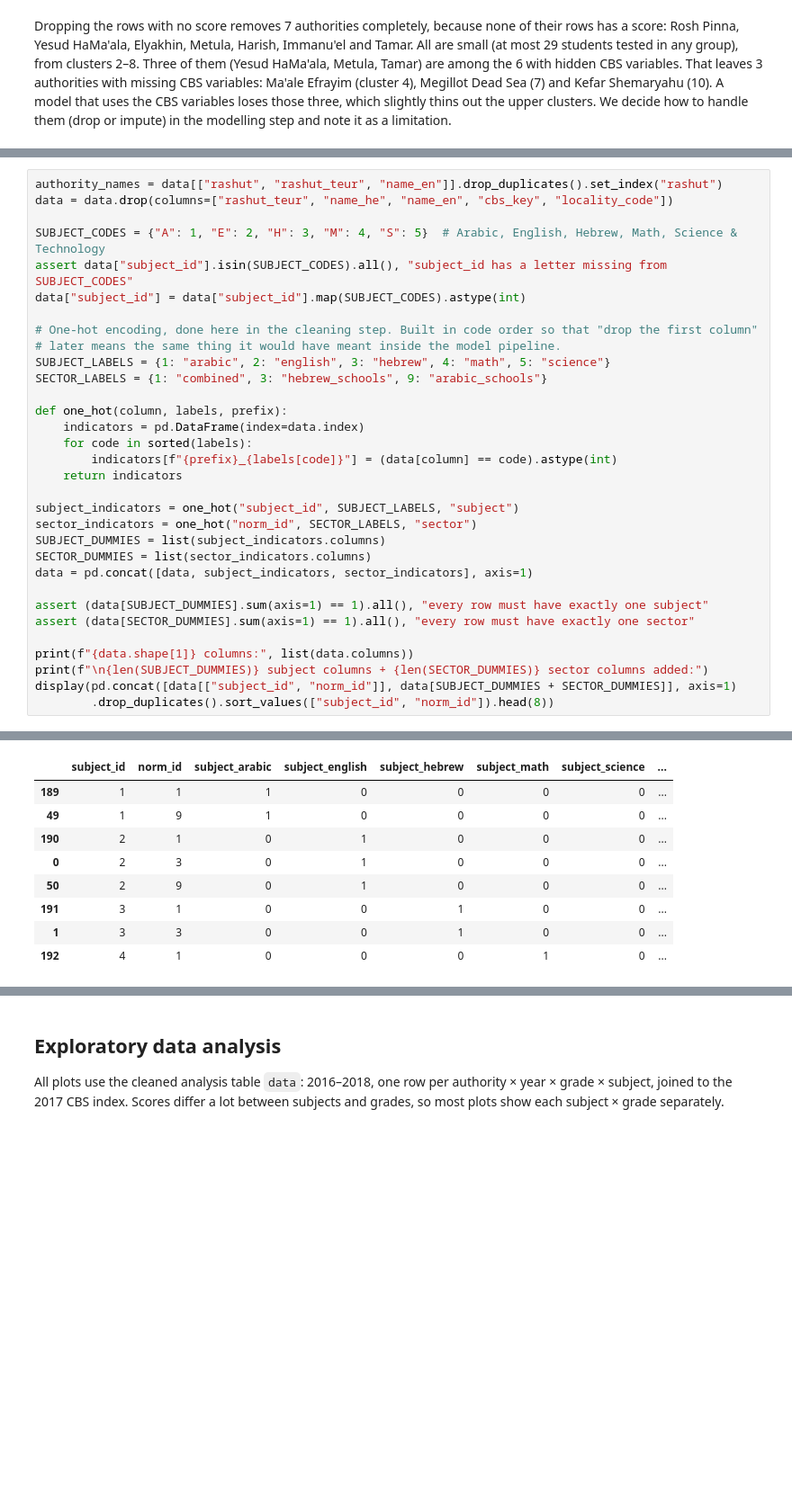
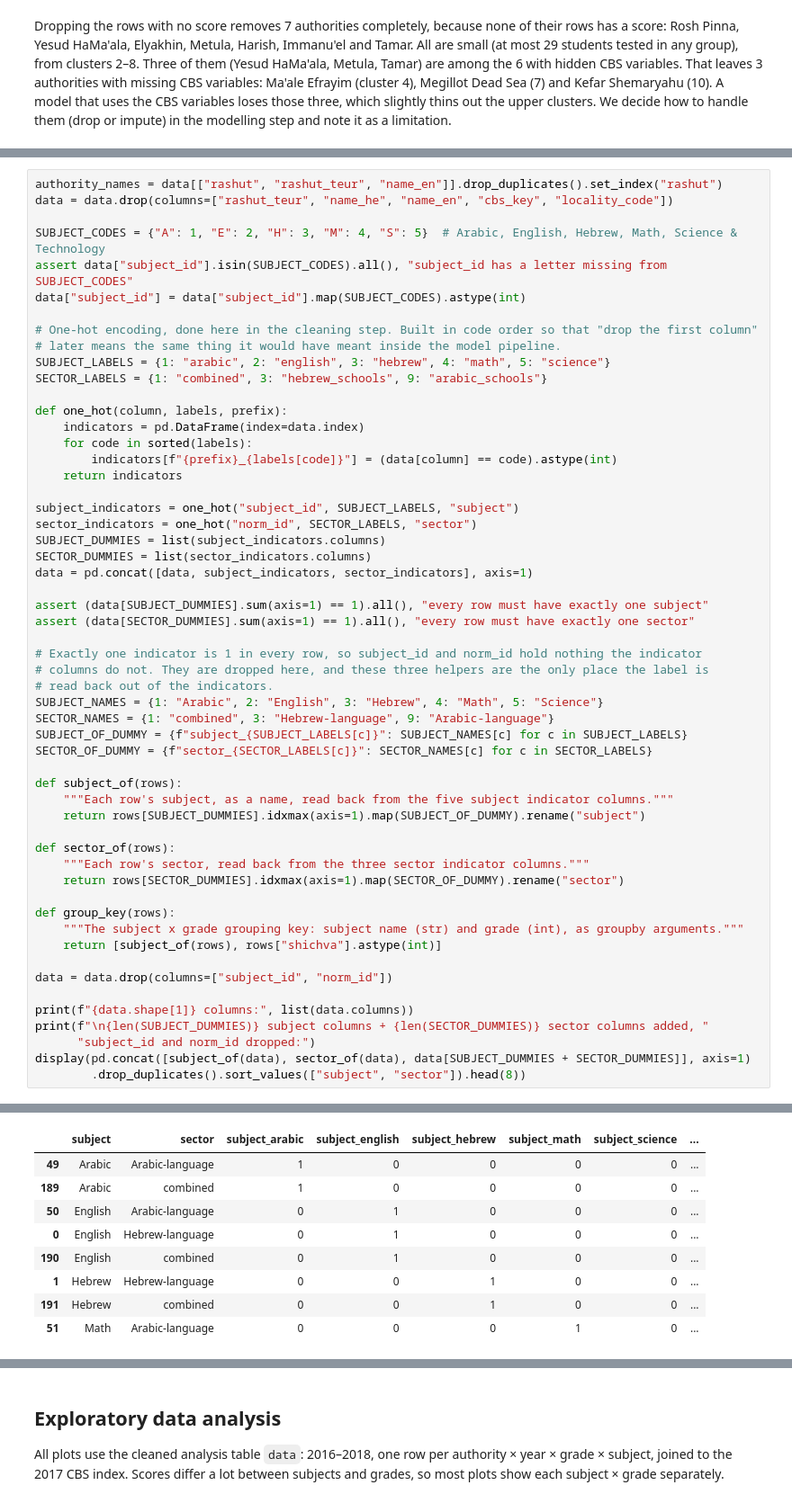
Before and after one commit to Fiamma-Jikukan/DS_final_project_Or_and_Stav, a Jupyter notebook: DS_final_project_Or_and_Stav.ipynb, the cells around one changed output, grey strips where cells are left out. Shown at 90% size. Saved outputs shown, nothing was run; the diff lists cells and outputs as text; blank space fills up the shorter version.

```diff
--- a/DS_final_project_Or_and_Stav.ipynb
+++ b/DS_final_project_Or_and_Stav.ipynb
@@ -635,8 +631,31 @@ data = pd.concat([data, subject_indicators, sector_indicators], axis=1)
 assert (data[SUBJECT_DUMMIES].sum(axis=1) == 1).all(), "every row must have exactly one subject"
 assert (data[SECTOR_DUMMIES].sum(axis=1) == 1).all(), "every row must have exactly one sector"
 
+# Exactly one indicator is 1 in every row, so subject_id and norm_id hold nothing the indicator
+# columns do not. They are dropped here, and these three helpers are the only place the label is
+# read back out of the indicators.
+SUBJECT_NAMES = {1: "Arabic", 2: "English", 3: "Hebrew", 4: "Math", 5: "Science"}
+SECTOR_NAMES = {1: "combined", 3: "Hebrew-language", 9: "Arabic-language"}
+SUBJECT_OF_DUMMY = {f"subject_{SUBJECT_LABELS[c]}": SUBJECT_NAMES[c] for c in SUBJECT_LABELS}
+SECTOR_OF_DUMMY = {f"sector_{SECTOR_LABELS[c]}": SECTOR_NAMES[c] for c in SECTOR_LABELS}
+
+def subject_of(rows):
+    """Each row's subject, as a name, read back from the five subject indicator columns."""
+    return rows[SUBJECT_DUMMIES].idxmax(axis=1).map(SUBJECT_OF_DUMMY).rename("subject")
+
+def sector_of(rows):
+    """Each row's sector, read back from the three sector indicator columns."""
+    return rows[SECTOR_DUMMIES].idxmax(axis=1).map(SECTOR_OF_DUMMY).rename("sector")
+
+def group_key(rows):
+    """The subject x grade grouping key: subject name (str) and grade (int), as groupby arguments."""
+    return [subject_of(rows), rows["shichva"].astype(int)]
+
+data = data.drop(columns=["subject_id", "norm_id"])
+
 print(f"{data.shape[1]} columns:", list(data.columns))
-print(f"\n{len(SUBJECT_DUMMIES)} subject columns + {len(SECTOR_DUMMIES)} sector columns added:")
-display(pd.concat([data[["subject_id", "norm_id"]], data[SUBJECT_DUMMIES + SECTOR_DUMMIES]], axis=1)
-        .drop_duplicates().sort_values(["subject_id", "norm_id"]).head(8))
+print(f"\n{len(SUBJECT_DUMMIES)} subject columns + {len(SECTOR_DUMMIES)} sector columns added, "
+      "subject_id and norm_id dropped:")
+display(pd.concat([subject_of(data), sector_of(data), data[SUBJECT_DUMMIES + SECTOR_DUMMIES]], axis=1)
+        .drop_duplicates().sort_values(["subject", "sector"]).head(8))
 # %% [output]
@@ -646,11 +665,11 @@ display(pd.concat([data[["subject_id", "norm_id"]], data[SUBJECT_DUMMIES + SECTO
-|  | subject_id | norm_id | subject_arabic | subject_english | subject_hebrew | subject_math | subject_science | ... |
-| 189 | 1 | 1 | 1 | 0 | 0 | 0 | 0 | ... |
-| 49 | 1 | 9 | 1 | 0 | 0 | 0 | 0 | ... |
-| 190 | 2 | 1 | 0 | 1 | 0 | 0 | 0 | ... |
-| 0 | 2 | 3 | 0 | 1 | 0 | 0 | 0 | ... |
-| 50 | 2 | 9 | 0 | 1 | 0 | 0 | 0 | ... |
-| 191 | 3 | 1 | 0 | 0 | 1 | 0 | 0 | ... |
-| 1 | 3 | 3 | 0 | 0 | 1 | 0 | 0 | ... |
-| 192 | 4 | 1 | 0 | 0 | 0 | 1 | 0 | ... |
+|  | subject | sector | subject_arabic | subject_english | subject_hebrew | subject_math | subject_science | ... |
+| 49 | Arabic | Arabic-language | 1 | 0 | 0 | 0 | 0 | ... |
+| 189 | Arabic | combined | 1 | 0 | 0 | 0 | 0 | ... |
+| 50 | English | Arabic-language | 0 | 1 | 0 | 0 | 0 | ... |
+| 0 | English | Hebrew-language | 0 | 1 | 0 | 0 | 0 | ... |
+| 190 | English | combined | 0 | 1 | 0 | 0 | 0 | ... |
+| 1 | Hebrew | Hebrew-language | 0 | 0 | 1 | 0 | 0 | ... |
+| 191 | Hebrew | combined | 0 | 0 | 1 | 0 | 0 | ... |
+| 51 | Math | Arabic-language | 0 | 0 | 0 | 1 | 0 | ... |
 # %%
 # The cleaned analysis table, saved so it can be looked through in Excel.
```
Also changed, not shown: parts of 25 cells of this notebook, 10 other files.
